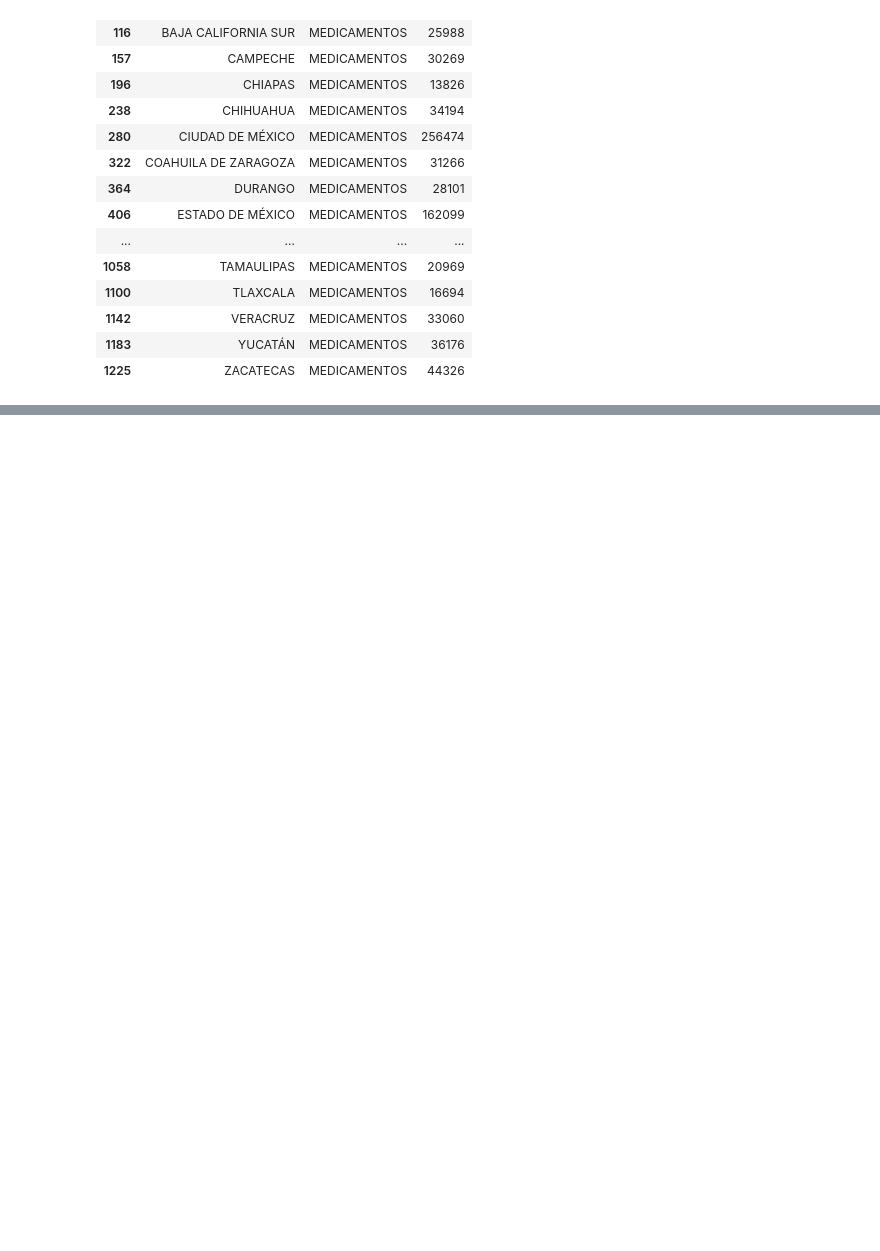
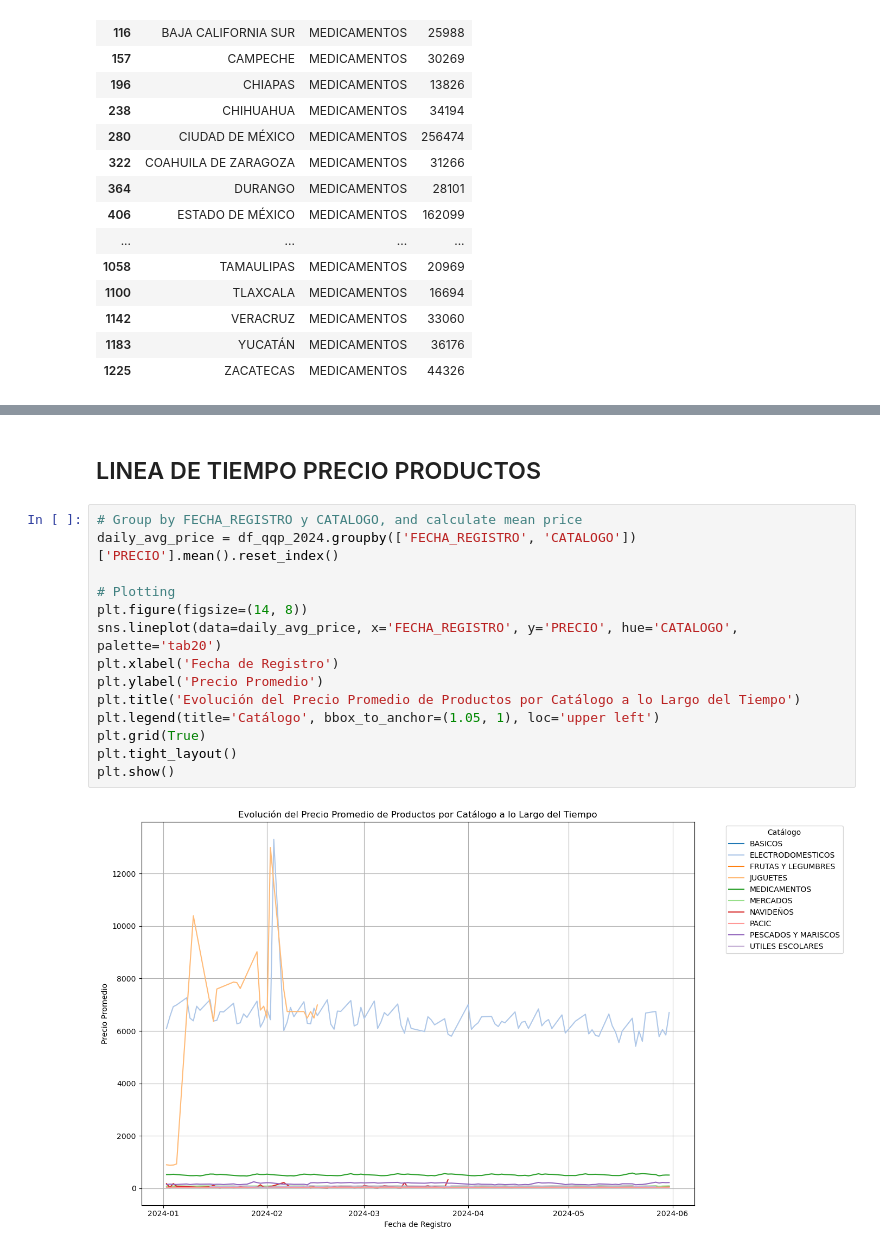
Before and after one commit to Andresmup/aws-sagemaker-qqp, a Jupyter notebook: python/QQP_2024.ipynb, the cells around one changed output, grey strips where cells are left out. Saved outputs shown, nothing was run; the diff lists cells and outputs as text; blank space fills up the shorter version.

```diff
--- a/python/QQP_2024.ipynb
+++ b/python/QQP_2024.ipynb
@@ -236,0 +322,18 @@ plt.show()
+# %% [markdown]
+## LINEA DE TIEMPO PRECIO PRODUCTOS
+# %%
+# Group by FECHA_REGISTRO y CATALOGO, and calculate mean price
+daily_avg_price = df_qqp_2024.groupby(['FECHA_REGISTRO', 'CATALOGO'])['PRECIO'].mean().reset_index()
+
+# Plotting
+plt.figure(figsize=(14, 8))
+sns.lineplot(data=daily_avg_price, x='FECHA_REGISTRO', y='PRECIO', hue='CATALOGO', palette='tab20')
+plt.xlabel('Fecha de Registro')
+plt.ylabel('Precio Promedio')
+plt.title('Evolución del Precio Promedio de Productos por Catálogo a lo Largo del Tiempo')
+plt.legend(title='Catálogo', bbox_to_anchor=(1.05, 1), loc='upper left')
+plt.grid(True)
+plt.tight_layout()
+plt.show()
+# %% [output]
+[figure, added]
```
Also changed, not shown: parts of 20 cells of this notebook.
